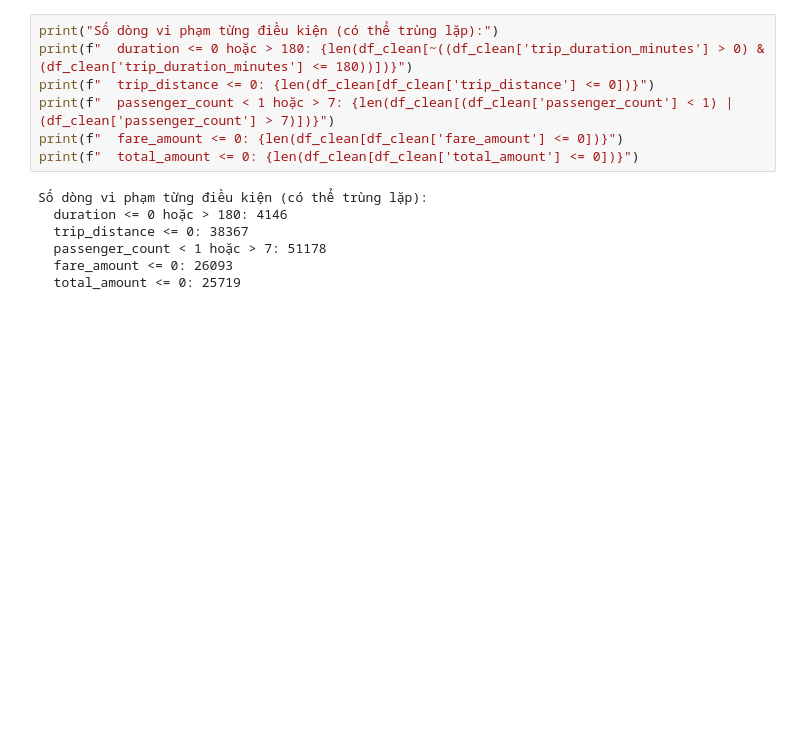
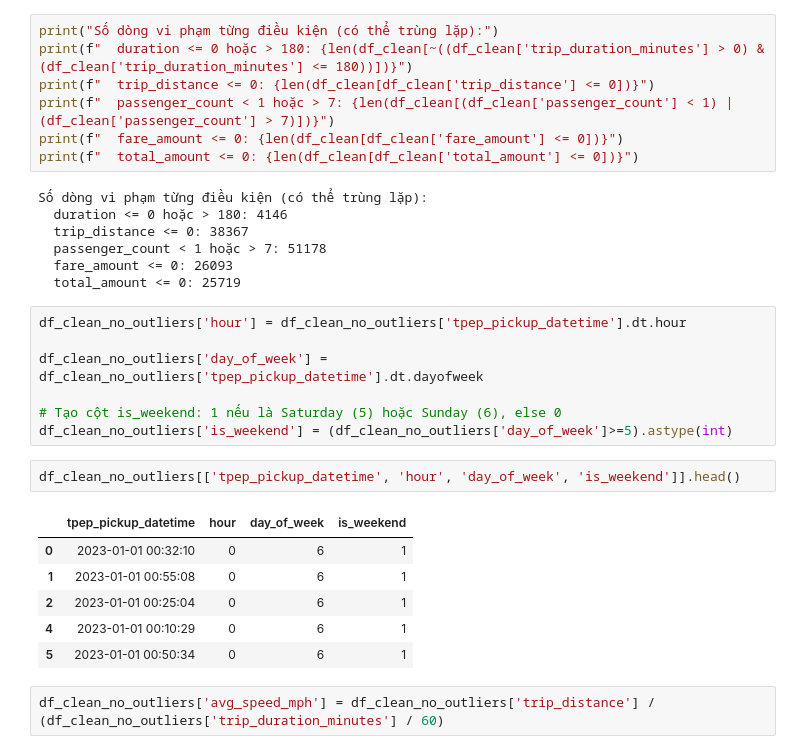
Before and after one commit to nguyenductan37/taxi-demand-prediction, a Jupyter notebook: notebook.ipynb, the cells around one changed output. Cells and saved outputs as stored; diff of their text form; blank space fills up the shorter version.

Commit message:
Tuan 2 Ngay 3: Tạo các cột đặc trưng thời gian: hour,day_of_week,is_weekend và cột vận tốc trung bình: avg_speed_mph

```diff
--- a/notebook.ipynb
+++ b/notebook.ipynb
@@ -410,3 +410,21 @@ Số dòng vi phạm từng điều kiện (có thể trùng lặp):
   passenger_count < 1 hoặc > 7: 51178
   fare_amount <= 0: 26093
   total_amount <= 0: 25719
+# %%
+df_clean_no_outliers['hour'] = df_clean_no_outliers['tpep_pickup_datetime'].dt.hour
+
+df_clean_no_outliers['day_of_week'] = df_clean_no_outliers['tpep_pickup_datetime'].dt.dayofweek
+
+# Tạo cột is_weekend: 1 nếu là Saturday (5) hoặc Sunday (6), else 0
+df_clean_no_outliers['is_weekend'] = (df_clean_no_outliers['day_of_week']>=5).astype(int)
+# %%
+df_clean_no_outliers[['tpep_pickup_datetime', 'hour', 'day_of_week', 'is_weekend']].head()
+# %% [output]
+|  | tpep_pickup_datetime | hour | day_of_week | is_weekend |
+| 0 | 2023-01-01 00:32:10 | 0 | 6 | 1 |
+| 1 | 2023-01-01 00:55:08 | 0 | 6 | 1 |
+| 2 | 2023-01-01 00:25:04 | 0 | 6 | 1 |
+| 4 | 2023-01-01 00:10:29 | 0 | 6 | 1 |
+| 5 | 2023-01-01 00:50:34 | 0 | 6 | 1 |
+# %%
+df_clean_no_outliers['avg_speed_mph'] = df_clean_no_outliers['trip_distance'] / (df_clean_no_outliers['trip_duration_minutes'] / 60)
```
Also changed, not shown: parts of 5 cells of this notebook.
